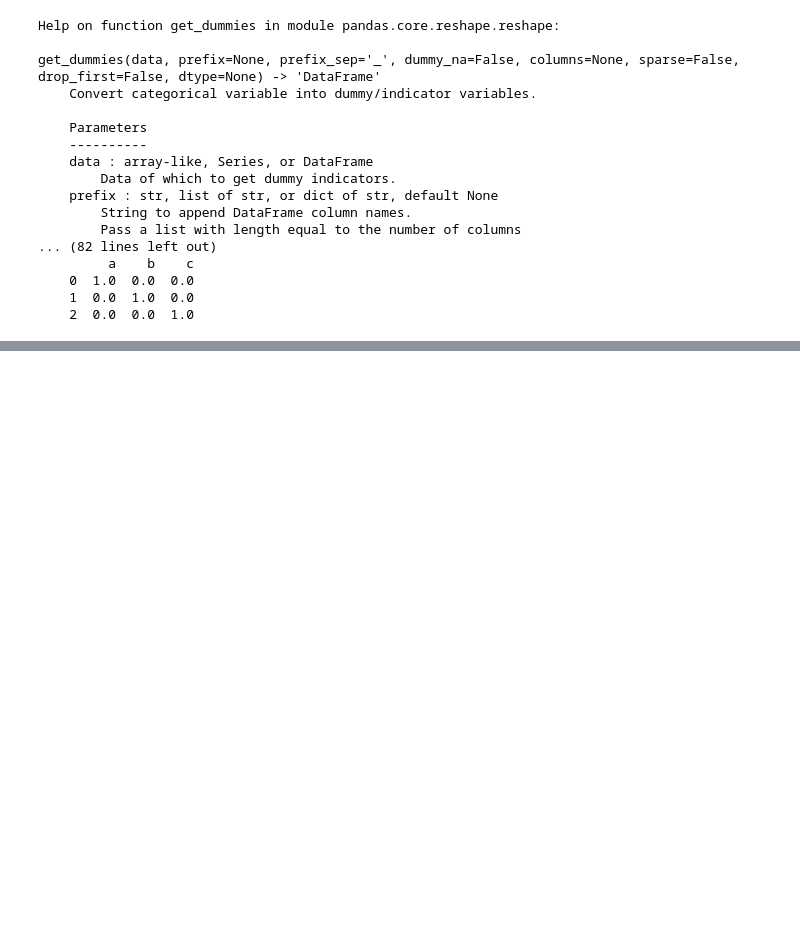
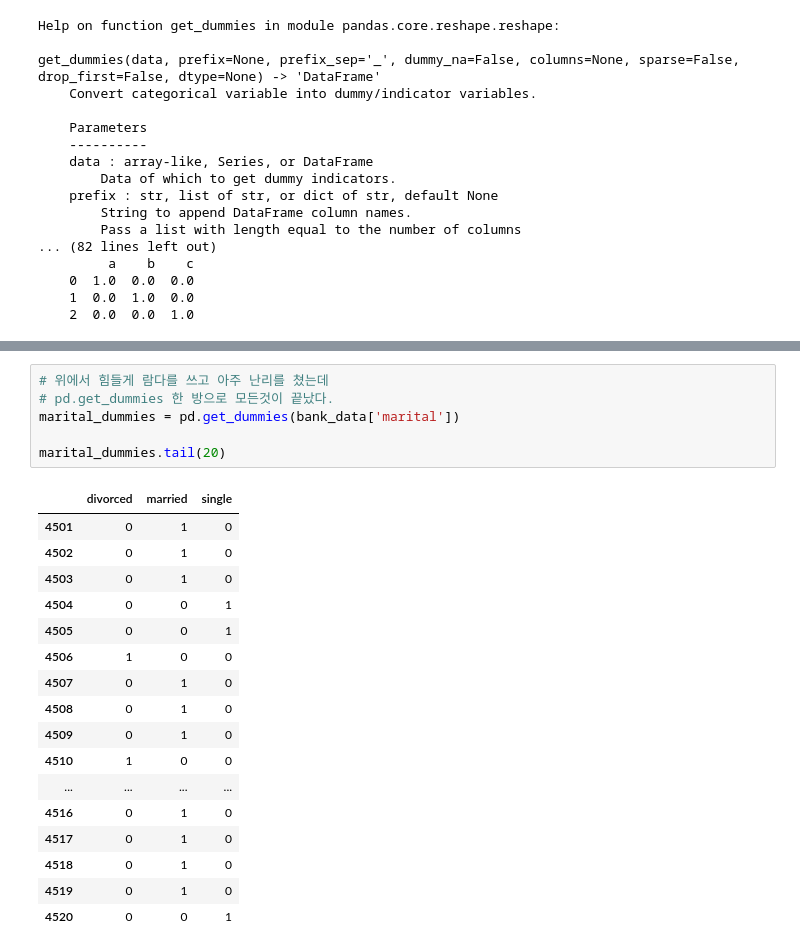
Before and after one commit to silenc3502/PythonWorkshop, a Jupyter notebook: nineth.ipynb, the cells around one changed output, grey strips where cells are left out. Drawn from its saved outputs; the diff is of its cells as text; blank space fills up the shorter version.

```diff
--- a/nineth.ipynb
+++ b/nineth.ipynb
@@ -316,0 +329,24 @@ get_dummies(data, prefix=None, prefix_sep='_', dummy_na=False, columns=None, spa
+# %%
+# 위에서 힘들게 람다를 쓰고 아주 난리를 쳤는데
+# pd.get_dummies 한 방으로 모든것이 끝났다.
+marital_dummies = pd.get_dummies(bank_data['marital'])
+
+marital_dummies.tail(20)
+# %% [output]
+|  | divorced | married | single |
+| 4501 | 0 | 1 | 0 |
+| 4502 | 0 | 1 | 0 |
+| 4503 | 0 | 1 | 0 |
+| 4504 | 0 | 0 | 1 |
+| 4505 | 0 | 0 | 1 |
+| 4506 | 1 | 0 | 0 |
+| 4507 | 0 | 1 | 0 |
+| 4508 | 0 | 1 | 0 |
+| 4509 | 0 | 1 | 0 |
+| 4510 | 1 | 0 | 0 |
+| ... | ... | ... | ... |
+| 4516 | 0 | 1 | 0 |
+| 4517 | 0 | 1 | 0 |
+| 4518 | 0 | 1 | 0 |
+| 4519 | 0 | 1 | 0 |
+| 4520 | 0 | 0 | 1 |
```
Also changed, not shown: parts of 5 cells of this notebook.
